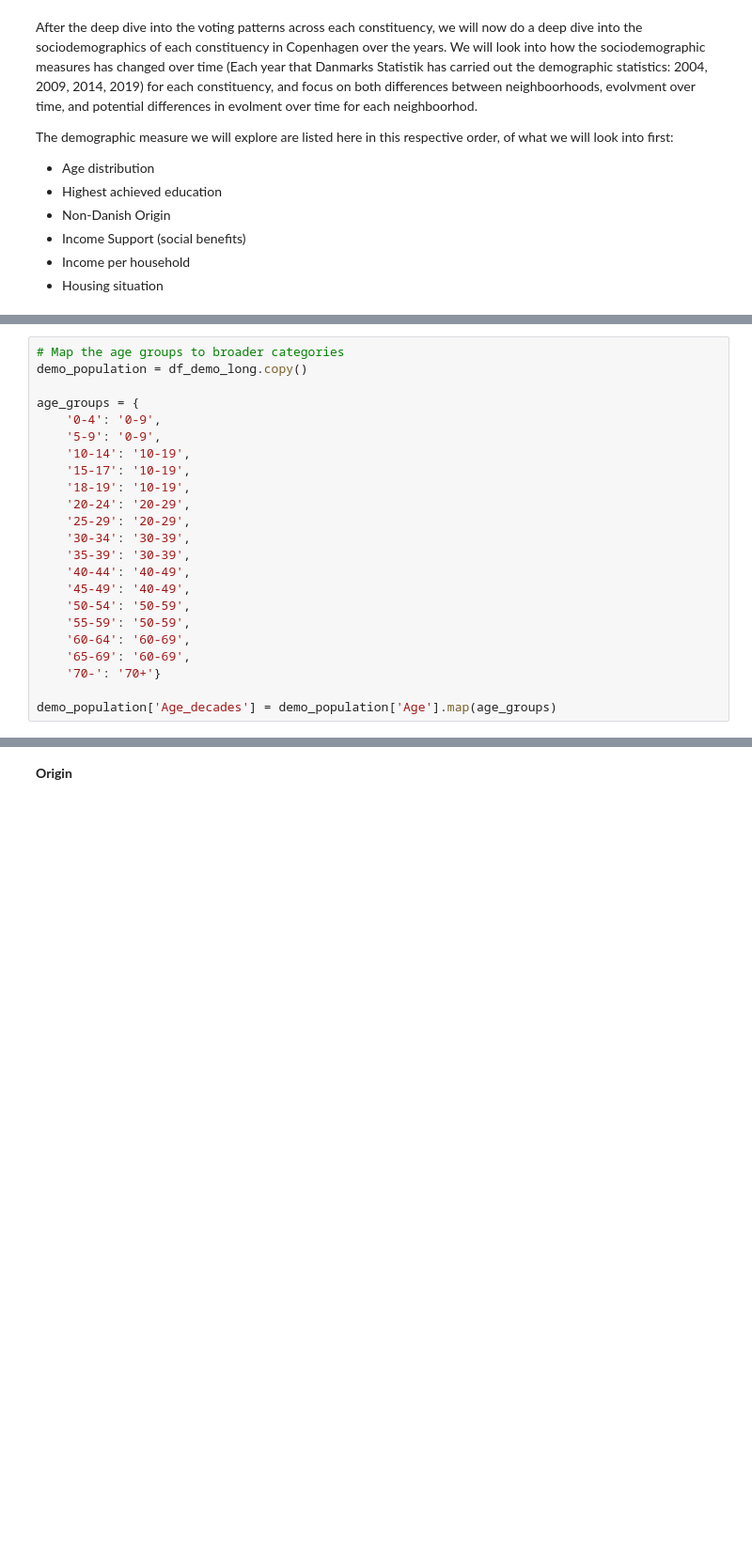
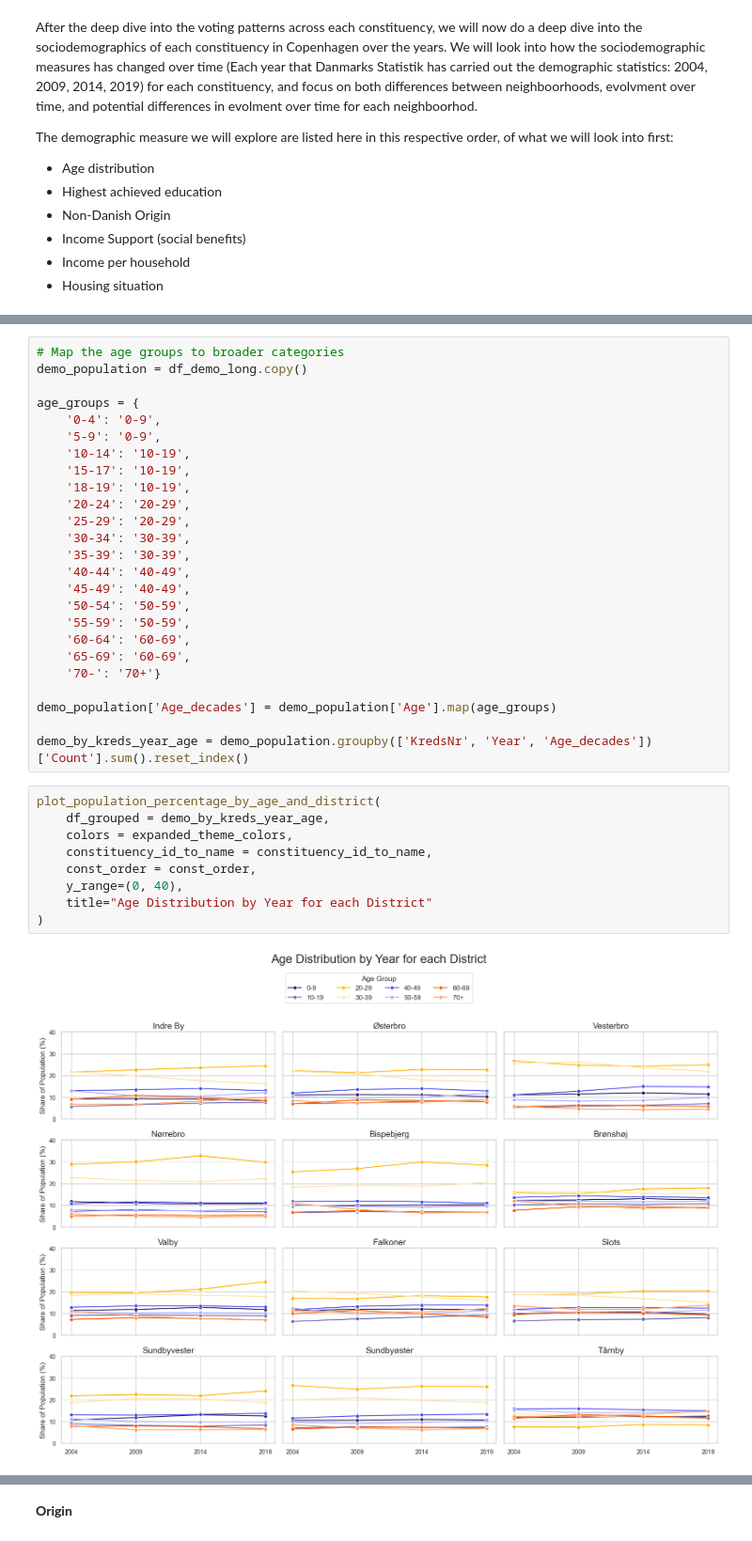
Before and after one commit to johannefranck/SocialData2025_FinalProject, a Jupyter notebook: Explainer_notebook.ipynb, the cells around one changed output, grey strips where cells are left out. Shown at 94% size. Saved outputs shown, nothing was run; the diff lists cells and outputs as text; blank space fills up the shorter version.

```diff
--- a/Explainer_notebook.ipynb
+++ b/Explainer_notebook.ipynb
@@ -1311,3 +1314,16 @@ age_groups = {
     '70-': '70+'}
 
 demo_population['Age_decades'] = demo_population['Age'].map(age_groups)
+
+demo_by_kreds_year_age = demo_population.groupby(['KredsNr', 'Year', 'Age_decades'])['Count'].sum().reset_index()
+# %%
+plot_population_percentage_by_age_and_district(
+    df_grouped = demo_by_kreds_year_age,
+    colors = expanded_theme_colors,
+    constituency_id_to_name = constituency_id_to_name,
+    const_order = const_order,
+    y_range=(0, 40),
+    title="Age Distribution by Year for each District"
+)
+# %% [output]
+[figure, added]
```
Also changed, not shown: parts of 16 cells of this notebook.
